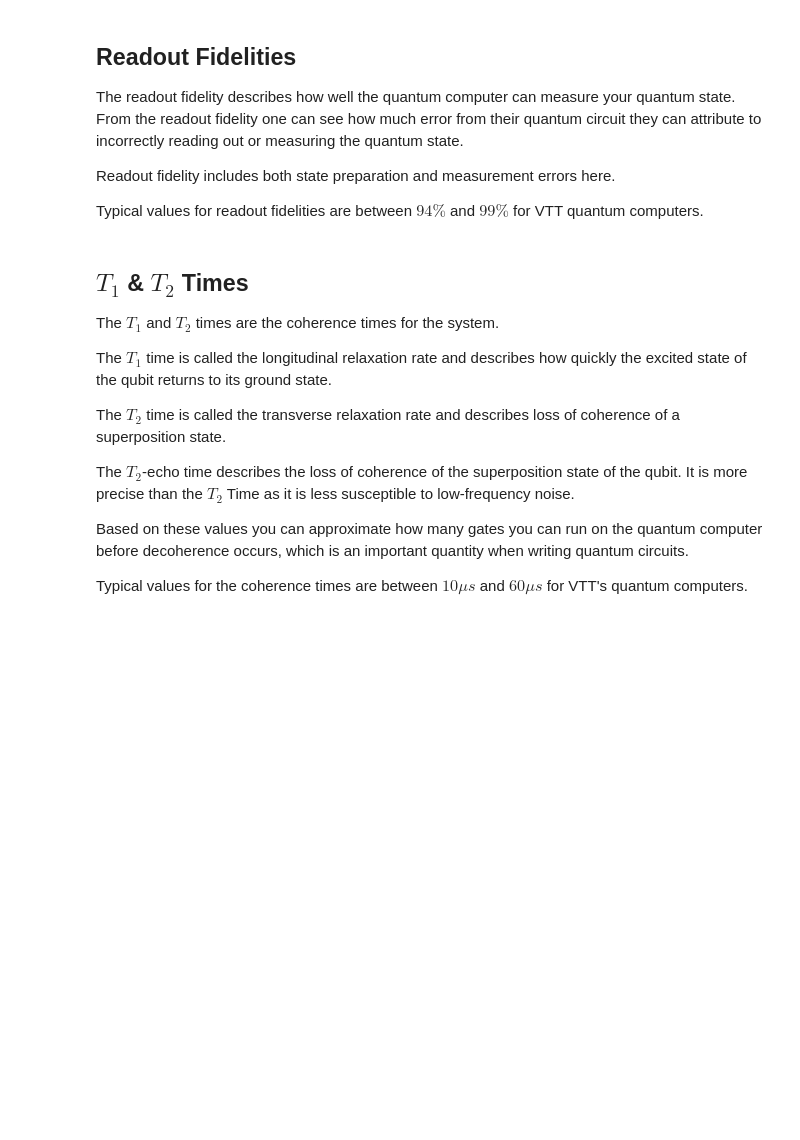
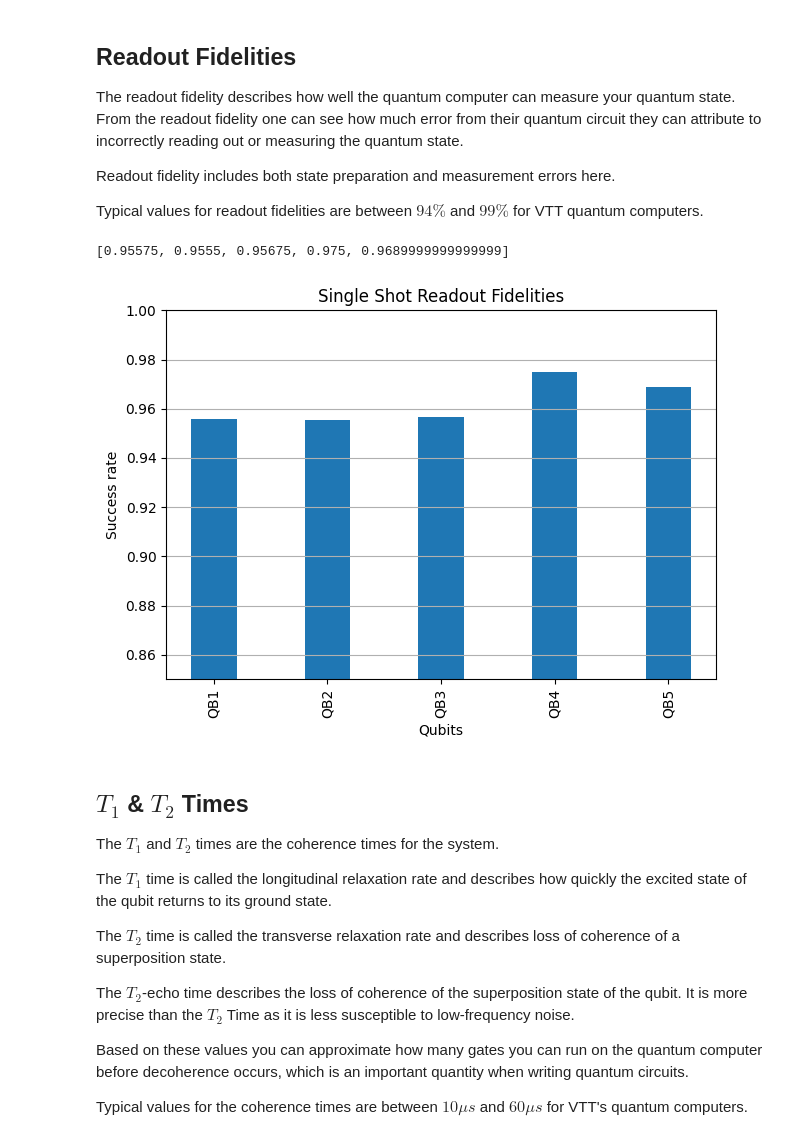
Before and after one commit to vttresearch/quantum-computer-documentation, a Jupyter notebook: docs/examples/visualize_quality_metrics.ipynb, the cells around one changed output. Cells and saved outputs as stored; diff of their text form; code cells hidden in the pictures; blank space fills up the shorter version.

```diff
--- a/docs/examples/visualize_quality_metrics.ipynb
+++ b/docs/examples/visualize_quality_metrics.ipynb
@@ -108,13 +130,17 @@ def plot_metrics(
     # Iterate over the calibration data and collect values and labels based on the metric
     for key, metric_data in data["metrics"].items():
         if key.endswith(metric):
-            values.append(float(metric_data["value"]))
-            # Extract the qubit label from the key
-            labels.append(key.split(".")[0])
+            for qb,qb_data in metric_data.items():
+                if qb.startswith('QB'):
+                    values.append(float(qb_data["value"]))
+                    # Extract the qubit label from the key
+                    labels.append(qb)
 
     # Check if values were found for the given metric
     if not values:
         return f"{metric} not in quality metrics set!"
+
+    print(values)
 
     # Set the width and gap between the bars
     bar_width = 0.4
@@ -144,13 +170,16 @@ Readout fidelity includes both state preparation and measurement errors here.
 Typical values for readout fidelities are between $94\%$ and $99\%$ for VTT quantum computers.
 # %%
 plot_metrics(
-    metric="measure_ssro_error_0_to_1",
+    metric="measure_ssro_fidelity",
     title="Single Shot Readout Fidelities",
     xlabel="Qubits",
     ylabel="Success rate",
     data=calibration_data,
     limits=[0.85, 1],
 )
+# %% [output]
+[0.95575, 0.9555, 0.95675, 0.975, 0.9689999999999999]
+[figure, added]
 # %% [markdown]
 ## $T_1$ & $T_2$ Times
 
```
Also changed, not shown: parts of 11 cells of this notebook, 3 other files.
